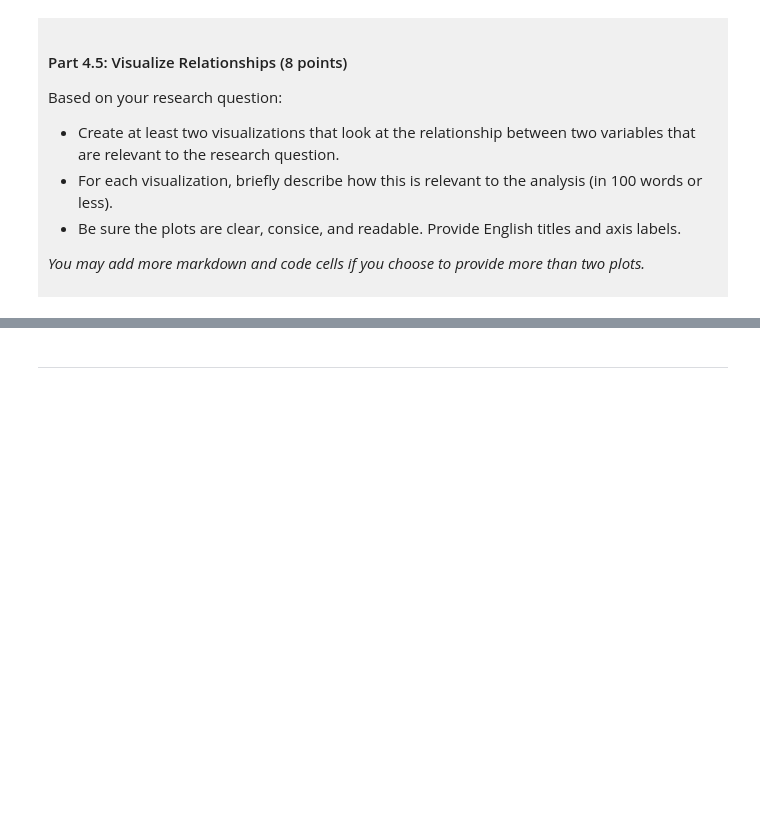
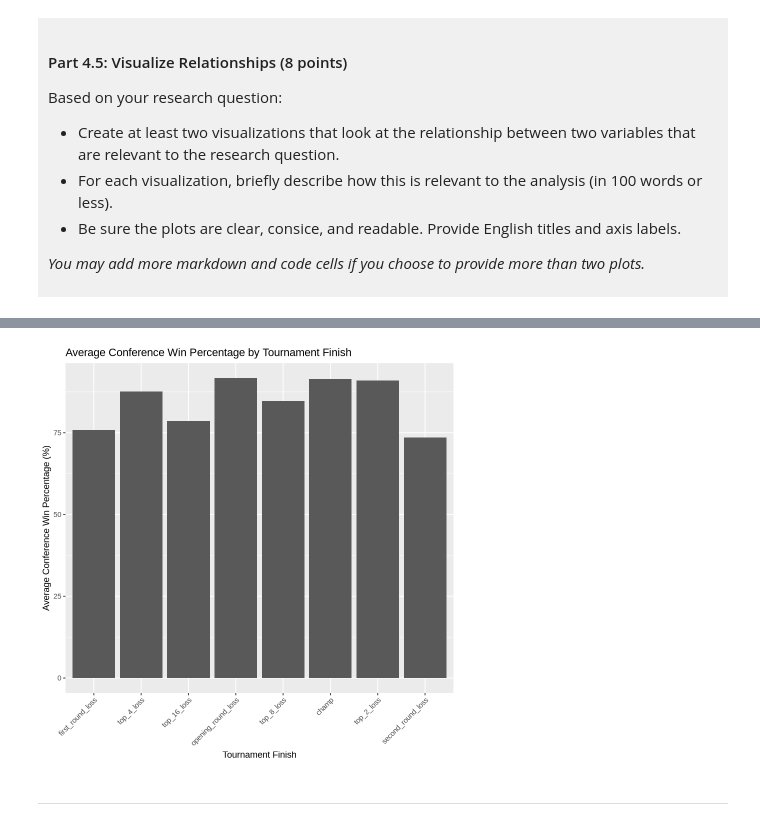
Before and after one commit to Armaana1706/dsci-100-project-armaan-arbabi, a Jupyter notebook: dsci-100-project-notebook.ipynb, the cells around one changed output, grey strips where cells are left out. Cells and saved outputs as stored; diff of their text form; code cells hidden in the pictures; blank space fills up the shorter version.

```diff
--- a/dsci-100-project-notebook.ipynb
+++ b/dsci-100-project-notebook.ipynb
@@ -339,5 +414,19 @@ Visualization 2: %%% EDIT THIS MARKDOWN CELL%%%
 # %%
-### EDIT THIS CODE CELL FOR VISUALIZATION 2###
+
+conf_summary <- tidy_march |>
+  group_by(tourney_finish) |>
+  summarize(mean_conf_wins_pct = mean(conf_wins_pct, na.rm = TRUE))
+
+ggplot(conf_summary, aes(x = tourney_finish, y = mean_conf_wins_pct)) +
+  geom_bar(stat = "identity") +
+  labs(
+    title = "Average Conference Win Percentage by Tournament Finish",
+    x = "Tournament Finish",
+    y = "Average Conference Win Percentage (%)"
+  ) +
+  theme(axis.text.x = element_text(angle = 45, hjust = 1))
+# %% [output]
+[figure, added]
 # %% [markdown]
 ------
 # %% [markdown]
```
Also changed, not shown: parts of 9 cells of this notebook.
